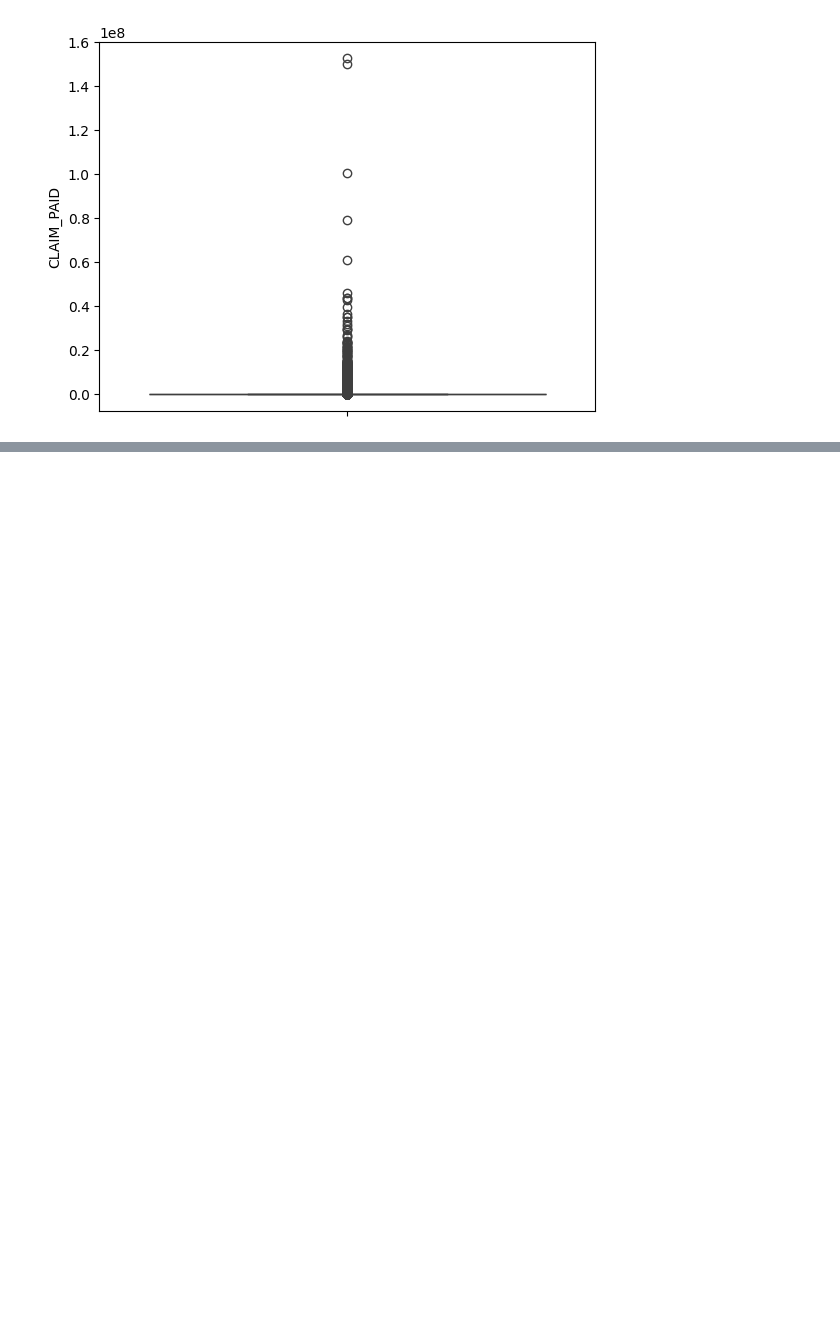
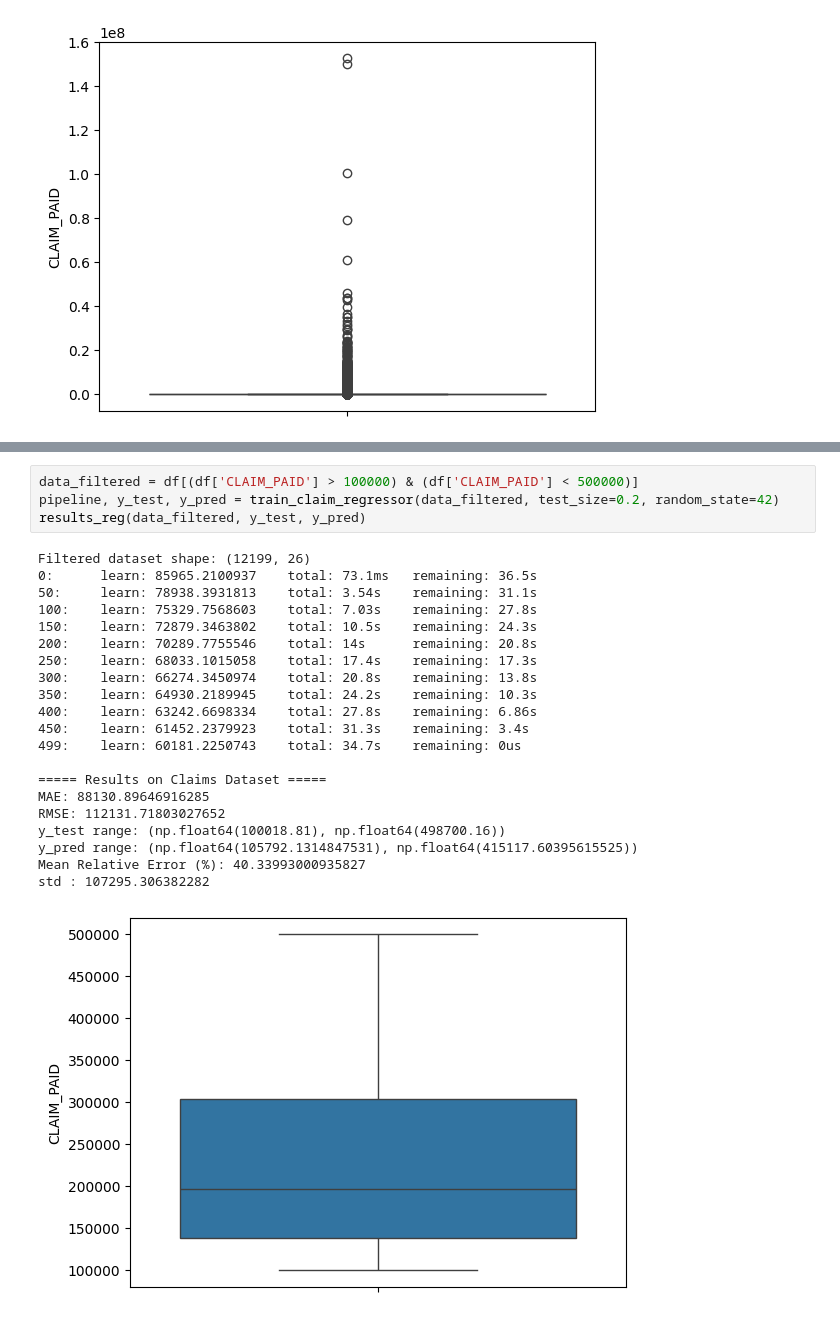
Before and after one commit to mehdighelich1379/insurAI, a Jupyter notebook: notebook/Vehicle_Insurance.ipynb, the cells around one changed output, grey strips where cells are left out. Cells and saved outputs as stored; diff of their text form; blank space fills up the shorter version.

```diff
--- a/notebook/Vehicle_Insurance.ipynb
+++ b/notebook/Vehicle_Insurance.ipynb
@@ -2391,0 +2470,26 @@ y_pred range: (np.float64(212761.1777247485), np.float64(296372.67812078714))
+# %%
+data_filtered = df[(df['CLAIM_PAID'] > 100000) & (df['CLAIM_PAID'] < 500000)]
+pipeline, y_test, y_pred = train_claim_regressor(data_filtered, test_size=0.2, random_state=42)
+results_reg(data_filtered, y_test, y_pred)
+# %% [output]
+Filtered dataset shape: (12199, 26)
+0:      learn: 85965.2100937    total: 73.1ms   remaining: 36.5s
+50:     learn: 78938.3931813    total: 3.54s    remaining: 31.1s
+100:    learn: 75329.7568603    total: 7.03s    remaining: 27.8s
+150:    learn: 72879.3463802    total: 10.5s    remaining: 24.3s
+200:    learn: 70289.7755546    total: 14s      remaining: 20.8s
+250:    learn: 68033.1015058    total: 17.4s    remaining: 17.3s
+300:    learn: 66274.3450974    total: 20.8s    remaining: 13.8s
+350:    learn: 64930.2189945    total: 24.2s    remaining: 10.3s
+400:    learn: 63242.6698334    total: 27.8s    remaining: 6.86s
+450:    learn: 61452.2379923    total: 31.3s    remaining: 3.4s
+499:    learn: 60181.2250743    total: 34.7s    remaining: 0us
+
+===== Results on Claims Dataset =====
+MAE: 88130.89646916285
+RMSE: 112131.71803027652
+y_test range: (np.float64(100018.81), np.float64(498700.16))
+y_pred range: (np.float64(105792.1314847531), np.float64(415117.60395615525))
+Mean Relative Error (%): 40.33993000935827
+std : 107295.306382282
+[figure, added]
```
Also changed, not shown: parts of 12 cells of this notebook.
